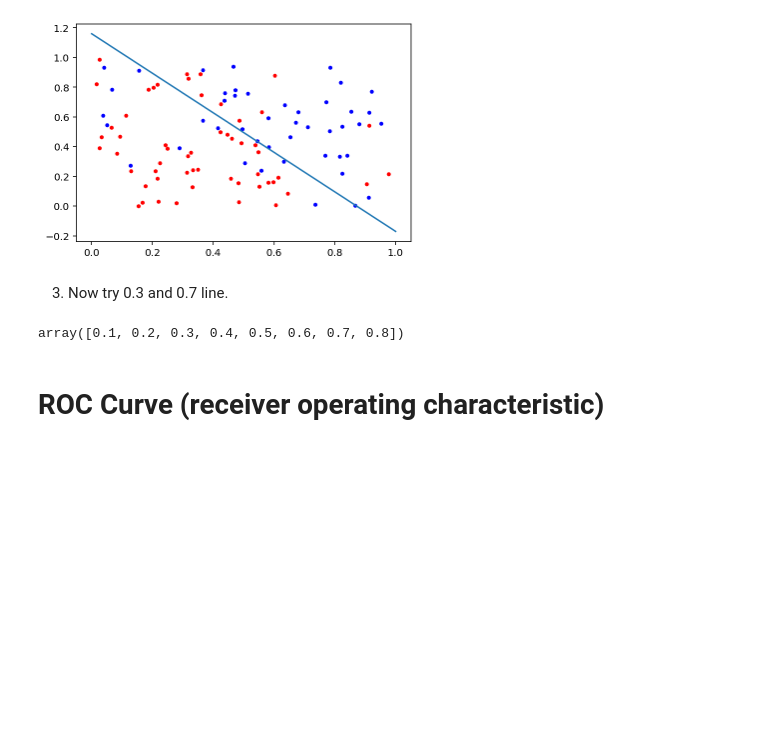
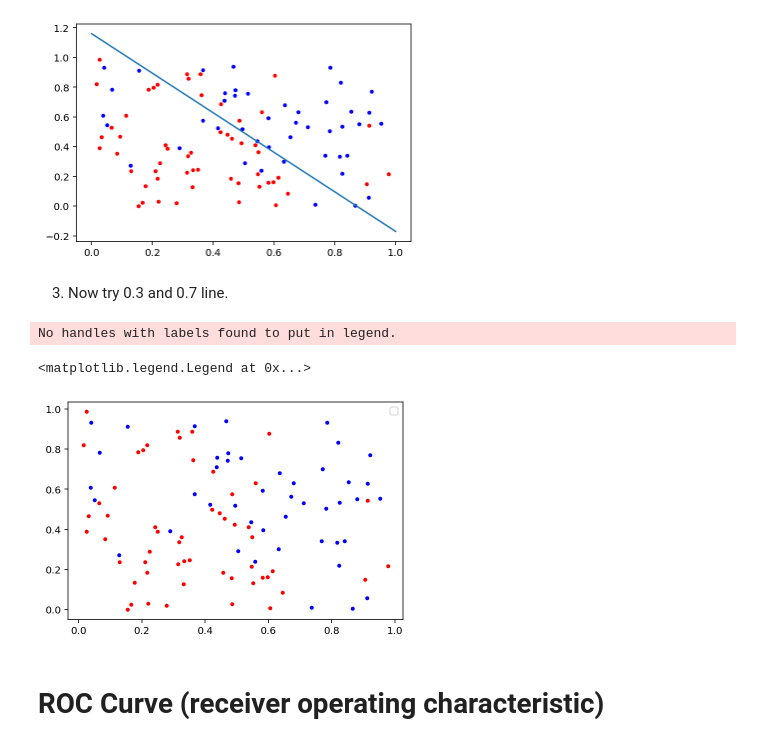
Before and after one commit to muic-pattern-rekt-2018/Exercise02-Logistic-Regression, a Jupyter notebook: Exercise 2 Logistic Regression.ipynb, the cells around one changed output. Cells and saved outputs as stored; diff of their text form; code cells hidden in the pictures; blank space fills up the shorter version.

```diff
--- a/Exercise 2 Logistic Regression.ipynb
+++ b/Exercise 2 Logistic Regression.ipynb
@@ -374,12 +374,23 @@ plt.plot(xxs, yys)
 [figure]
 # %% [markdown]
 3) Now try 0.3 and 0.7 line.
-# %%
-ps = np.arange(0.1, 0.9, 0.1)
-for p in ps:
-    offset = -np.log(1/p - 1)
-# %% [output]
-array([0.1, 0.2, 0.3, 0.4, 0.5, 0.6, 0.7, 0.8])
+# %%
+plt.plot(x1s[ys>0], x2s[ys>0], '.r')
+plt.plot(x1s[ys<0], x2s[ys<0], '.b')
+
+ps = np.arange(0.7, 0.3, 0.05)
+for p in ps:
+    offset = -np.log(1/p - 1)
+    m = -w[1]/w[2]
+    c = -w[0]/w[2]
+    xxs = np.linspace(0, 1, 100)
+    yys = m * xxs + c + offset
+    plt.plot(xxs, yys, label=f'{p:.1f}')
+plt.legend()
+# %% [output]
+No handles with labels found to put in legend.
+<matplotlib.legend.Legend at 0x...>
+[figure, added]
 # %% [markdown]
 # ROC Curve (receiver operating characteristic)
 # %% [markdown]
```
